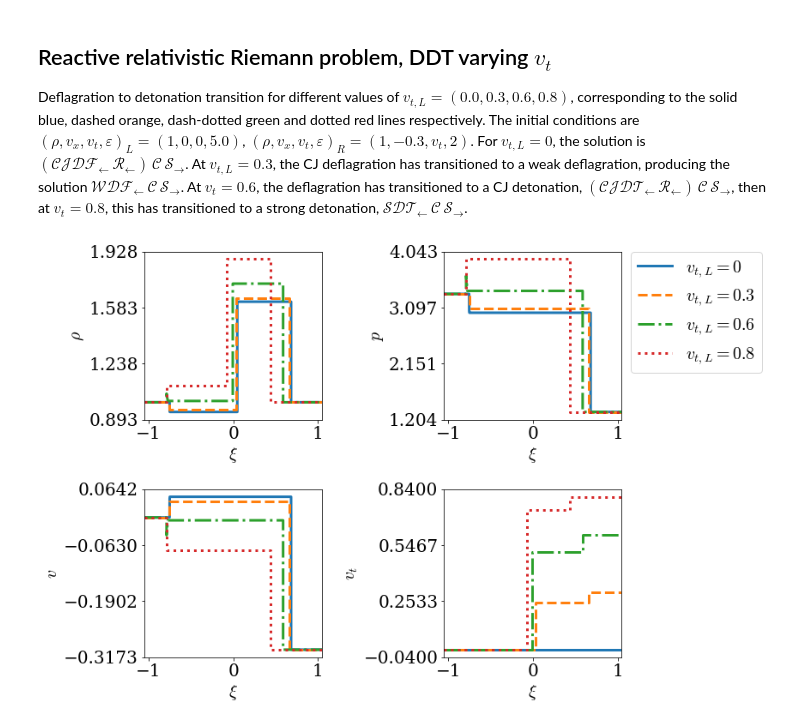
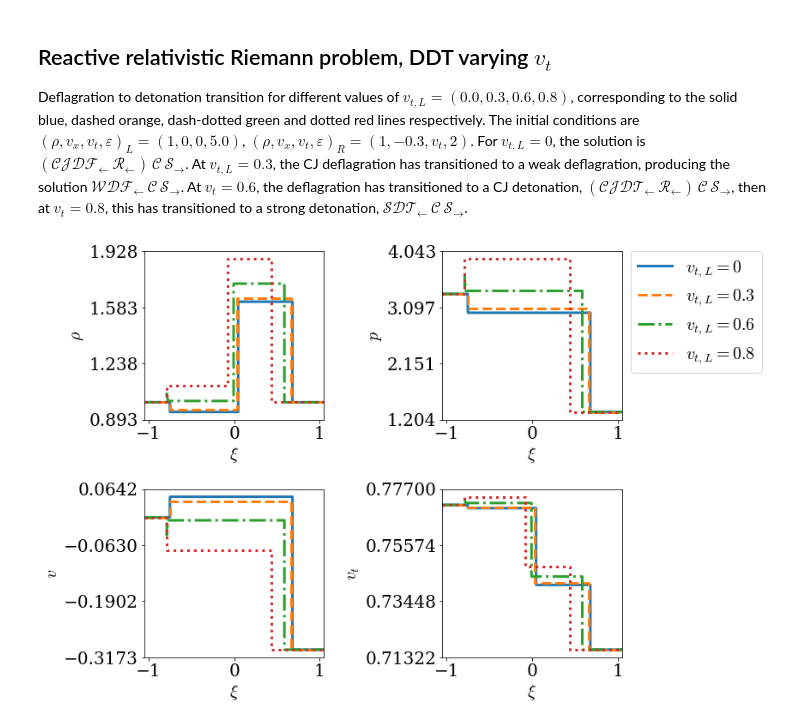
Before and after one commit to harpolea/r3d2, a Jupyter notebook: examples/paper_tangential_velocities.ipynb, the cells around one changed output. Saved outputs shown, nothing was run; the diff lists cells and outputs as text; code cells hidden in the pictures.

Commit message:
updated plots in examples

```diff
--- a/examples/paper_tangential_velocities.ipynb
+++ b/examples/paper_tangential_velocities.ipynb
@@ -226,7 +227,7 @@ pyplot.show()
 
 Deflagration to detonation transition for different values of $q = (0.001, 0.02, 0.7)$, corresponding to the solid blue, dashed orange and dotted green curves respectively. The initial conditions are $(\rho, v_x, v_t, \varepsilon)_L = (1, 0, 0, 5.0)$, $(\rho, v_x, v_t, \varepsilon)_R = (1, -0.3, 0, 2)$. For $q=0.001$, the solution is a CJ deflagration, $\mathcal{(CJDF_\leftarrow\,R_\leftarrow)C\,S_\rightarrow}$. As $q$ is increased to $q=0.02$, the CJ deflagration becomes a weak deflagration, $\mathcal{WDF_\leftarrow\, C\,S_\rightarrow}$, and at $q=0.7$ this has transitioned to a CJ detonation, $\mathcal{(CJDT_\leftarrow\,R_\leftarrow)C\,S_\rightarrow}$.
 # %%
-qs = [0.001, 0.02, 0.7]
+qs = [0.001, 0.2, 0.9]
 gamma = 5/3
 
 eos = eos_defns.eos_gamma_law(gamma)
@@ -240,7 +241,7 @@ for n, q in enumerate(qs):
     eos_reactive = eos_defns.eos_gamma_law_react(gamma, q, 1.0, 1.0, eos)
 
     U_reactive = State(1.0, 0.0, 0, 5.0, eos_reactive)
-    U_burnt = State(1, -0.3, 0, 2, eos)
+    U_burnt = State(2, -0.3, 0, 2, eos)
 
     rp = RiemannProblem(U_reactive, U_burnt)
 
@@ -264,3 +265,5 @@ for n, q in enumerate(qs):
     cs[-1] = data[:,-1]
     xis.append([])
     xis[-1] = xi
+
+    display(rp)
@@ -334,6 +341,7 @@ rhos = []
 ps = []
 vs = []
 vts = []
+cs = []
 xis = []
 
 for n, vt in enumerate(vtls):
@@ -362,6 +370,8 @@ for n, vt in enumerate(vtls):
     vs[-1] = data[:,1]
     vts.append([])
     vts[-1] = data[:,2]
+    cs.append([])
+    cs[-1] = data[:,-1]
     xis.append([])
     xis[-1] = xi
 # %%
@@ -390,32 +400,32 @@ axs[0,1].set_xlim([-1.05, 1.05])
 axs[0,1].set_xlabel(r'$\xi$')
 axs[0,1].set_ylabel(r'$p$')
 ylims = axs[0,1].get_ylim()
 axs[0,1].yaxis.set_ticks(numpy.linspace(ylims[0], ylims[1], num=4, endpoint=True))
 pyplot.setp(axs[0,1].get_lines(), 'linewidth', 3)
 
 # v
 for n, v in enumerate(vs):
     lab = r'$v_{t,L}' + f' = {vtls[n]}$'
     axs[1,0].plot(xis[n], v, lstyles[n], label=lab)
 axs[1,0].set_xlim([-1.05, 1.05])
 axs[1,0].set_xlabel(r'$\xi$')
 axs[1,0].set_ylabel(r'$v$')
 ylims = axs[1,0].get_ylim()
 axs[1,0].yaxis.set_ticks(numpy.linspace(ylims[0], ylims[1], num=4, endpoint=True))
 pyplot.setp(axs[1,0].get_lines(), 'linewidth', 3)
 
 # vt
-for n, vt in enumerate(vts):
+for n, vt in enumerate(cs):
     lab = r'$v_{t,L}' + f' = {vtls[n]}$'
     axs[1,1].plot(xis[n], vt, lstyles[n], label=lab)
 axs[1,1].set_xlim([-1.05, 1.05])
 axs[1,1].set_xlabel(r'$\xi$')
 axs[1,1].set_ylabel(r'$v_t$')
 ylims = axs[1,1].get_ylim()
 axs[1,1].yaxis.set_ticks(numpy.linspace(ylims[0], ylims[1], num=4, endpoint=True))
 pyplot.setp(axs[1,1].get_lines(), 'linewidth', 3)
 
 fig.tight_layout()
 lgd = axs[0,1].legend(bbox_to_anchor=(1.05, 1), loc=2, borderaxespad=0.)
 # %% [output]
-[figure, old version]
+[figure, new version]
```
Also changed, not shown: parts of 4 cells of this notebook.
